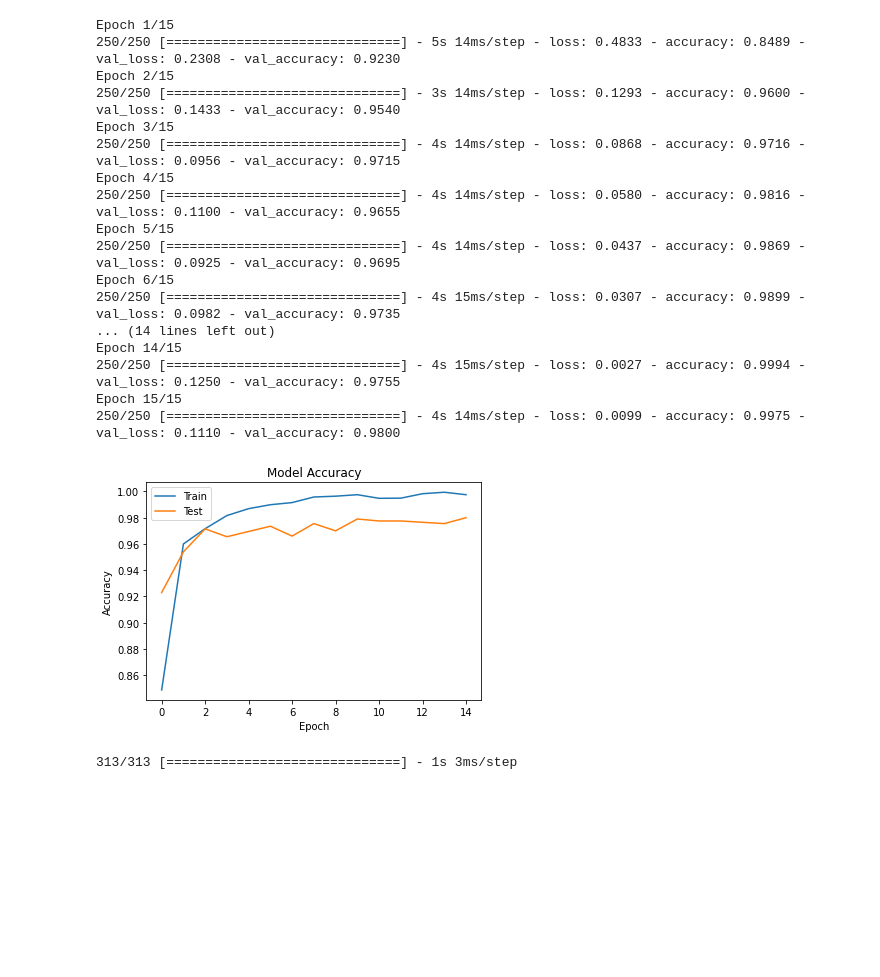
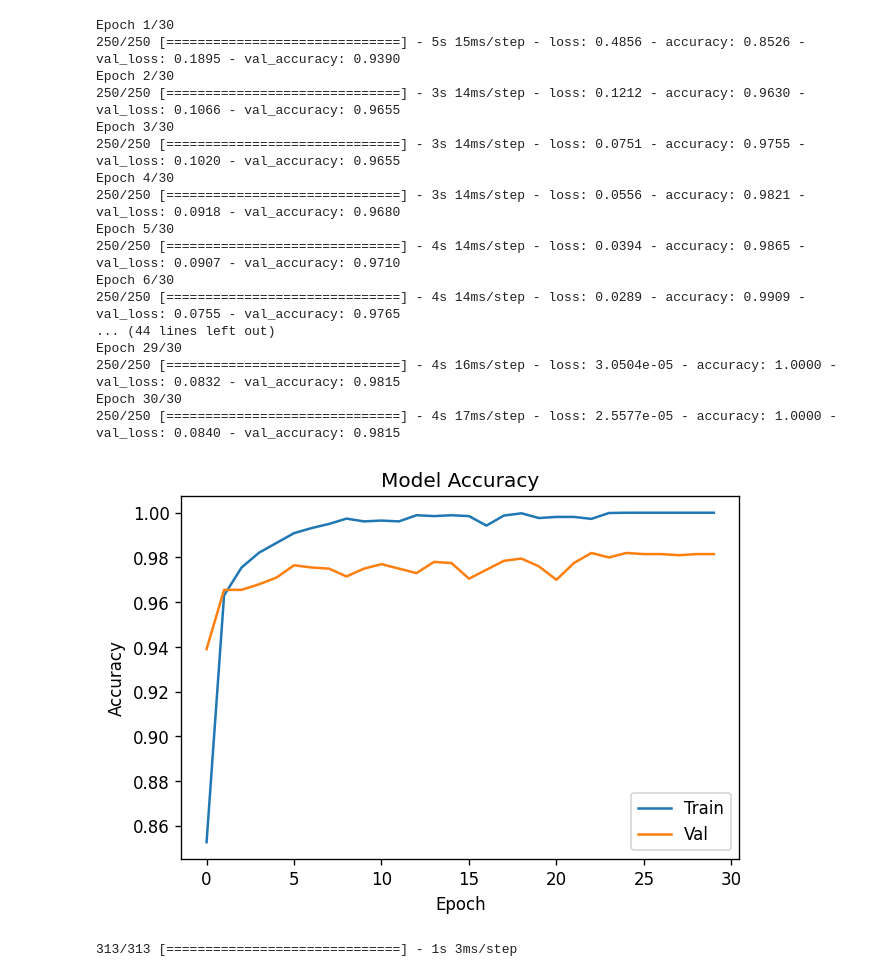
Before and after one commit to andry2327/Deep-Learning-stuff, a Jupyter notebook: CNN_ChatGPT.ipynb, the cells around one changed output. Cells and saved outputs as stored; diff of their text form; code cells hidden in the pictures; blank space fills up the shorter version.

```diff
--- a/CNN_ChatGPT.ipynb
+++ b/CNN_ChatGPT.ipynb
@@ -52,38 +52,39 @@ model.compile(optimizer='adam', loss='categorical_crossentropy',
               metrics=['accuracy'])
 
 # train the model on a dataset
-history = model.fit(X_train, y_train, epochs=15, validation_data=(X_val, y_val))
+history = model.fit(X_train, y_train, epochs=30, validation_data=(X_val, y_val))
 # %% [output]
-Epoch 1/15
-250/250 [==============================] - 5s 14ms/step - loss: 0.4833 - accuracy: 0.8489 - val_loss: 0.2308 - val_accuracy: 0.9230
-Epoch 2/15
-250/250 [==============================] - 3s 14ms/step - loss: 0.1293 - accuracy: 0.9600 - val_loss: 0.1433 - val_accuracy: 0.9540
-Epoch 3/15
-250/250 [==============================] - 4s 14ms/step - loss: 0.0868 - accuracy: 0.9716 - val_loss: 0.0956 - val_accuracy: 0.9715
-Epoch 4/15
-250/250 [==============================] - 4s 14ms/step - loss: 0.0580 - accuracy: 0.9816 - val_loss: 0.1100 - val_accuracy: 0.9655
-Epoch 5/15
-250/250 [==============================] - 4s 14ms/step - loss: 0.0437 - accuracy: 0.9869 - val_loss: 0.0925 - val_accuracy: 0.9695
-Epoch 6/15
-250/250 [==============================] - 4s 15ms/step - loss: 0.0307 - accuracy: 0.9899 - val_loss: 0.0982 - val_accuracy: 0.9735
-... (14 lines left out)
-Epoch 14/15
-250/250 [==============================] - 4s 15ms/step - loss: 0.0027 - accuracy: 0.9994 - val_loss: 0.1250 - val_accuracy: 0.9755
-Epoch 15/15
-250/250 [==============================] - 4s 14ms/step - loss: 0.0099 - accuracy: 0.9975 - val_loss: 0.1110 - val_accuracy: 0.9800
+Epoch 1/30
+250/250 [==============================] - 5s 15ms/step - loss: 0.4856 - accuracy: 0.8526 - val_loss: 0.1895 - val_accuracy: 0.9390
+Epoch 2/30
+250/250 [==============================] - 3s 14ms/step - loss: 0.1212 - accuracy: 0.9630 - val_loss: 0.1066 - val_accuracy: 0.9655
+Epoch 3/30
+250/250 [==============================] - 3s 14ms/step - loss: 0.0751 - accuracy: 0.9755 - val_loss: 0.1020 - val_accuracy: 0.9655
+Epoch 4/30
+250/250 [==============================] - 3s 14ms/step - loss: 0.0556 - accuracy: 0.9821 - val_loss: 0.0918 - val_accuracy: 0.9680
+Epoch 5/30
+250/250 [==============================] - 4s 14ms/step - loss: 0.0394 - accuracy: 0.9865 - val_loss: 0.0907 - val_accuracy: 0.9710
+Epoch 6/30
+250/250 [==============================] - 4s 14ms/step - loss: 0.0289 - accuracy: 0.9909 - val_loss: 0.0755 - val_accuracy: 0.9765
+... (44 lines left out)
+Epoch 29/30
+250/250 [==============================] - 4s 16ms/step - loss: 3.0504e-05 - accuracy: 1.0000 - val_loss: 0.0832 - val_accuracy: 0.9815
+Epoch 30/30
+250/250 [==============================] - 4s 17ms/step - loss: 2.5577e-05 - accuracy: 1.0000 - val_loss: 0.0840 - val_accuracy: 0.9815
 # %%
 import matplotlib.pyplot as plt
 
 # plot the training and validation accuracy over each epoch
+plt.rcParams['figure.dpi'] = 120
 plt.plot(history.history['accuracy'])
 plt.plot(history.history['val_accuracy'])
 plt.title('Model Accuracy')
 plt.ylabel('Accuracy')
 plt.xlabel('Epoch')
-plt.legend(['Train', 'Test'], loc='upper left')
+plt.legend(['Train', 'Val'], loc='lower right')
 plt.show()
 # %% [output]
-[figure, old version]
+[figure, new version]
 # %%
 from sklearn.metrics import confusion_matrix
 import matplotlib.pyplot as plt
```
